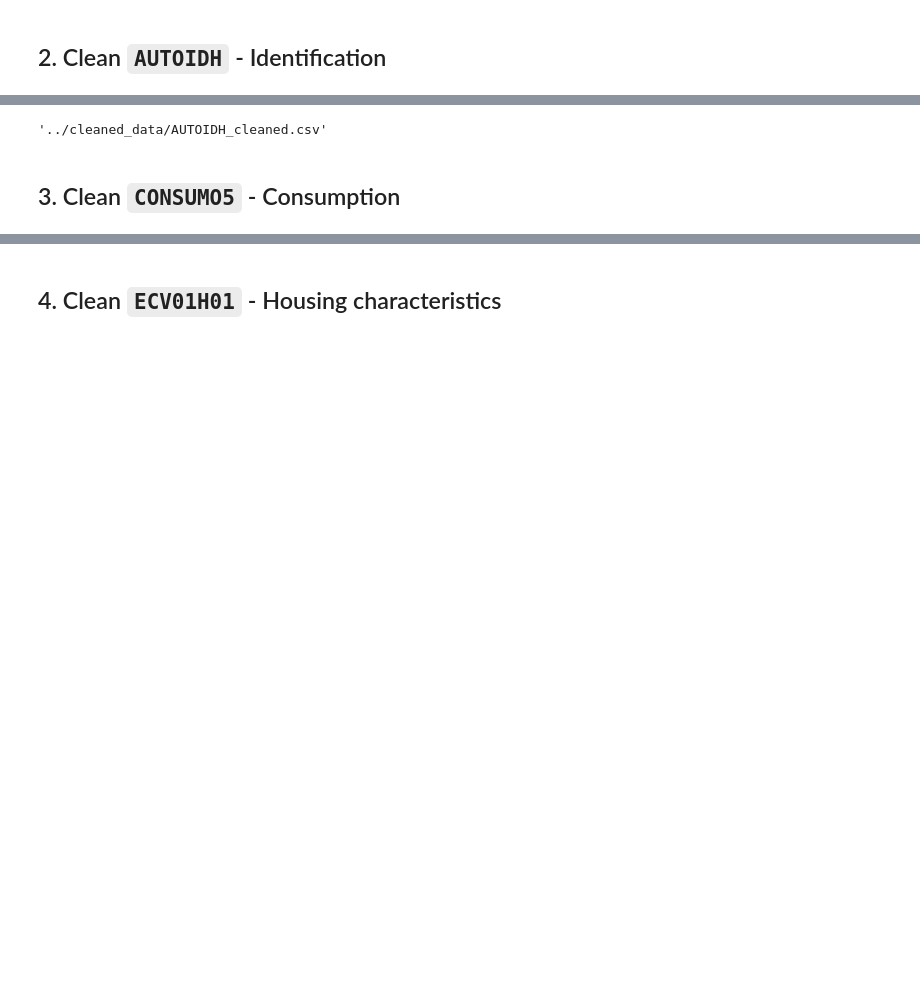
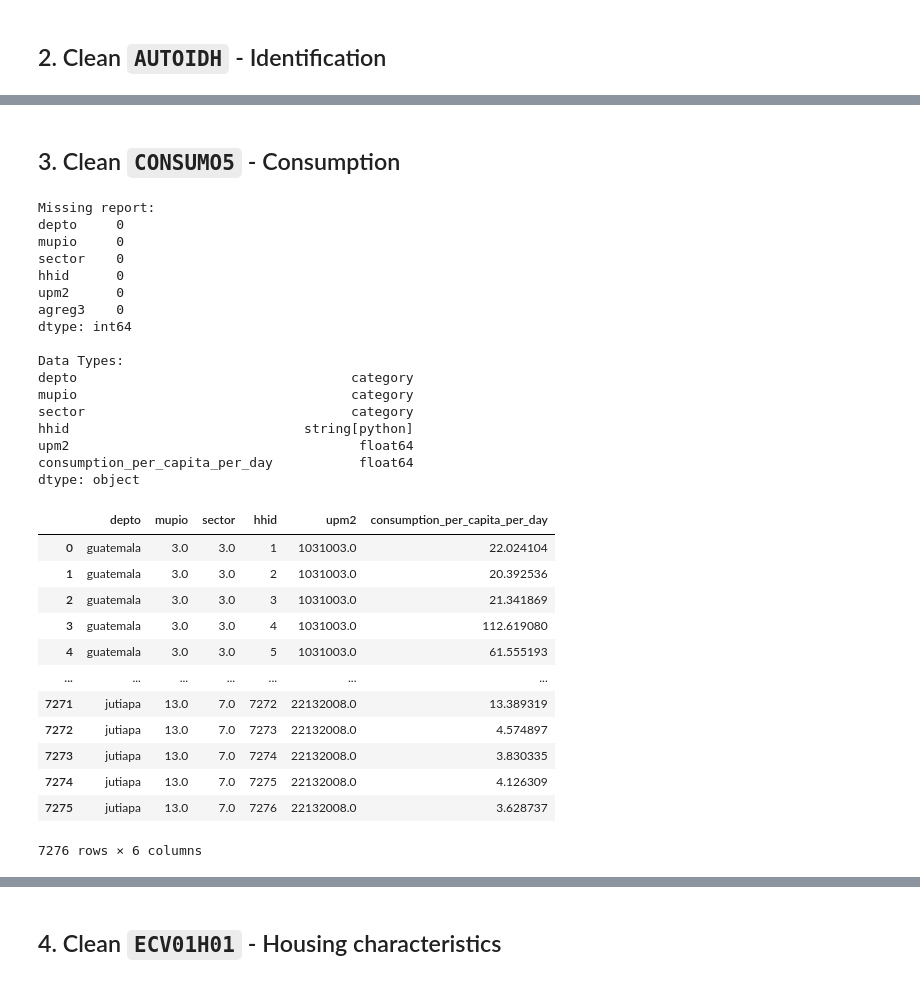
Before and after one commit to 12PB/guatemala_data_cleaning, a Jupyter notebook: scripts/aggregate.ipynb, the cells around one changed output, grey strips where cells are left out. Saved outputs shown, nothing was run; the diff lists cells and outputs as text; code cells hidden in the pictures; blank space fills up the shorter version.

````diff
--- a/scripts/aggregate.ipynb
+++ b/scripts/aggregate.ipynb
@@ -98,18 +134,0 @@ dtype: int64
-# %%
-# Convert data type of hhid
-hogares['hhid'] = hogares['hhid'].astype('Int64').astype(str)
-
-hogares = hogares.rename(columns={'factor': 'hh_wgt', 'thogar': 'hh_size'})
-
-cat_cols = ['region','area']
-
-for col in cat_cols:
-    hogares[col] = hogares[col].astype('category')
-
-
-
-# save csv
-hogares.to_csv('../cleaned_data/HOGARES_cleaned.csv', index=False, encoding='utf-8-sig')
-
-print(len(hogares))
-hogares.dtypes
@@ -142,10 +179,57 @@ dtype: int64
-# %%
-# Nothing needs to be cleaned
-import shutil
-shutil.copyfile('../intermediate_data/AUTOIDH.csv', '../cleaned_data/AUTOIDH_cleaned.csv')
-# %% [output]
-'../cleaned_data/AUTOIDH_cleaned.csv'
 # %% [markdown]
 ## 3. Clean ```CONSUMO5``` - Consumption
 # %%
 consumo5 = pd.read_csv('../intermediate_data/CONSUMO5.csv', encoding='utf-8-sig')
+
+missing_report = consumo5.isnull().sum()
+print("Missing report: ")
+print(missing_report)
+
+# make agreg3 to be per capita per day in 2017 USD PPP
+conversion_factor = 0.6878405536
+consumo5['consumption_per_capita_per_day'] = (consumo5['agreg3'] / 365) * conversion_factor
+
+consumo5['hhid'] = consumo5['hhid'].astype('Int64').astype('string')
+
+for col in ['mupio', 'sector', 'depto']:
+    consumo5[col] = consumo5[col].astype('category')
+
+consumo5.drop(columns = ['agreg3'], inplace = True)
+
+consumo5.to_csv('../cleaned_data/CONSUMO5_cleaned.csv', index=False, encoding='utf-8-sig')
+
+print('\nData Types: ')
+print(consumo5.dtypes)
+
+consumo5
+# %% [output]
+Missing report:
+depto     0
+mupio     0
+sector    0
+hhid      0
+upm2      0
+agreg3    0
+dtype: int64
+
+Data Types:
+depto                                   category
+mupio                                   category
+sector                                  category
+hhid                              string[python]
+upm2                                     float64
+consumption_per_capita_per_day           float64
+dtype: object
+|  | depto | mupio | sector | hhid | upm2 | consumption_per_capita_per_day |
+| 0 | guatemala | 3.0 | 3.0 | 1 | 1031003.0 | 22.024104 |
+| 1 | guatemala | 3.0 | 3.0 | 2 | 1031003.0 | 20.392536 |
+| 2 | guatemala | 3.0 | 3.0 | 3 | 1031003.0 | 21.341869 |
+| 3 | guatemala | 3.0 | 3.0 | 4 | 1031003.0 | 112.619080 |
+| 4 | guatemala | 3.0 | 3.0 | 5 | 1031003.0 | 61.555193 |
+| ... | ... | ... | ... | ... | ... | ... |
+| 7271 | jutiapa | 13.0 | 7.0 | 7272 | 22132008.0 | 13.389319 |
+| 7272 | jutiapa | 13.0 | 7.0 | 7273 | 22132008.0 | 4.574897 |
+| 7273 | jutiapa | 13.0 | 7.0 | 7274 | 22132008.0 | 3.830335 |
+| 7274 | jutiapa | 13.0 | 7.0 | 7275 | 22132008.0 | 4.126309 |
+| 7275 | jutiapa | 13.0 | 7.0 | 7276 | 22132008.0 | 3.628737 |
+7276 rows × 6 columns
````
Also changed, not shown: parts of 34 cells of this notebook, 9 other files.
